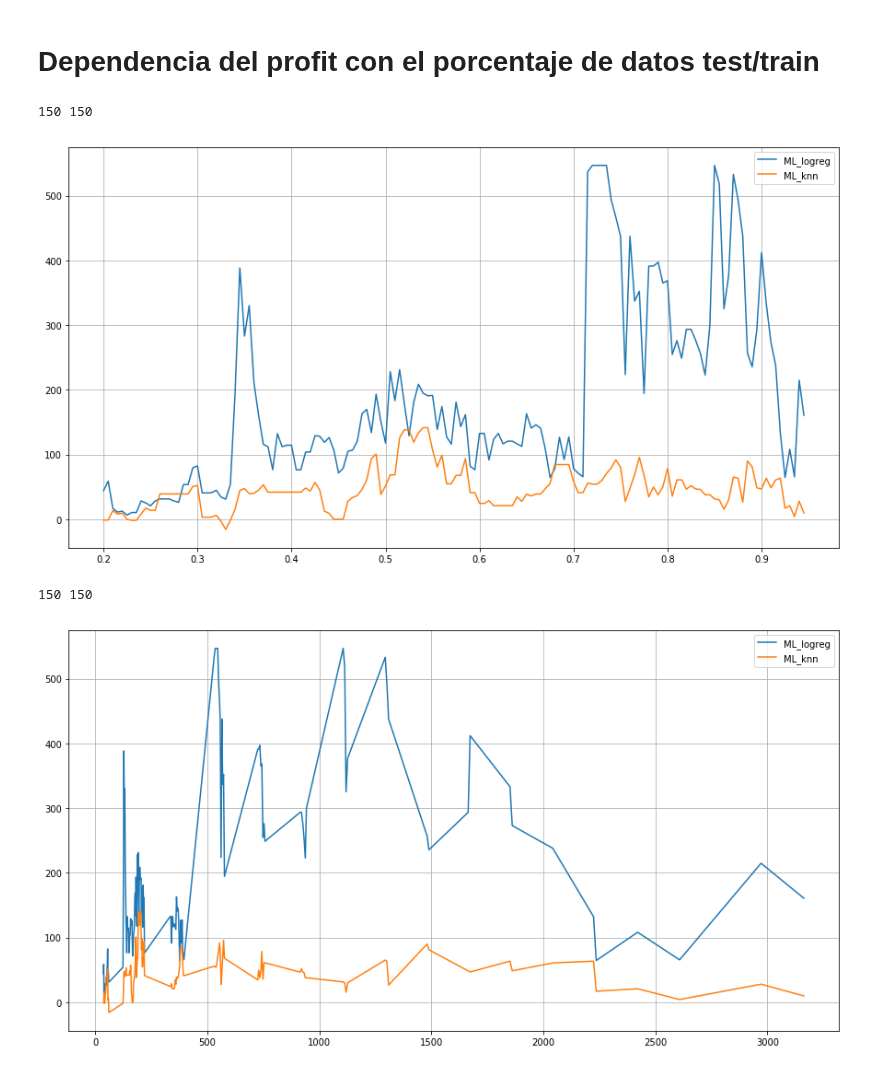
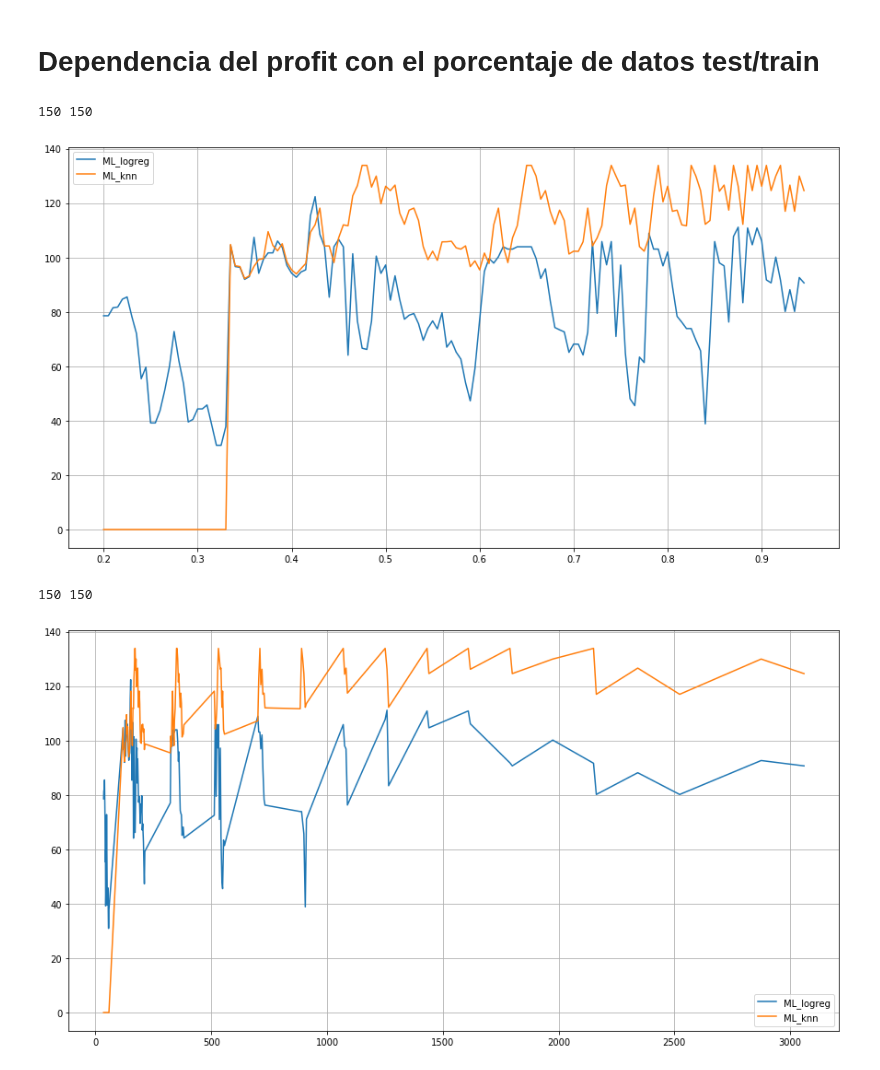
Before and after one commit to ADCryptoSolutions/adcb, a Jupyter notebook: StrategiesTest.ipynb, the cells around one changed output. Saved outputs shown, nothing was run; the diff lists cells and outputs as text; code cells hidden in the pictures.

```diff
--- a/StrategiesTest.ipynb
+++ b/StrategiesTest.ipynb
@@ -13,8 +13,8 @@ pair2 = "BTC_XMR"
 pair3 = "BTC_ETH"
 pair4 = "BTC_STR"
 
-start=string2ts("2017-12-14 00:00:00")
-end=string2ts("2018-01-14 00:00:00")
+start=string2ts("2017-11-14 00:00:00")
+end=string2ts("2017-12-14 00:00:00")
 period=3600*4
 
 # trayendo y preparando datos
@@ -344,31 +357,31 @@ for st in strat:
 # %%
 pers = np.arange(0.20, 0.95, 0.005)
 log_reg = []
 knn =  []
 
 for per in pers:
     # recalculando el tiempo inicial en virtud del entrenamiento del
     # algoritmo
     start2 = ml_init_time(end,start,per)
     # cargando y preparando datos
-    df12 = prepareData(pair="BTC_DGB", start=start2, end=end, period=period)
+    df12 = prepareData(pair="USDT_BTC", start=start2, end=end, period=period)
 
     w4, t = run_strategy("ml_logreg",df12,pair,True,per)
     relativeReturn4,v4 = profit(w4)
     log_reg.append(relativeReturn4*100)
 
     w6, t = run_strategy("ml_knn",df12,pair,True,per)
     relativeReturn6,v6 = profit(w6)
     knn.append(relativeReturn6*100)
 
 print len(pers), len(log_reg)
 plt.plot(pers,log_reg,label='ML_logreg')
 plt.plot(pers,knn,label='ML_knn')
 plt.legend(loc='best')
 plt.grid()
 # %% [output]
 150 150
-[figure, old version]
+[figure, new version]
 # %%
 pers = np.arange(0.20, 0.95, 0.005)
 train = []
@@ -380,7 +393,7 @@ for per in pers:
     # algoritmo
     start2 = ml_init_time(end,start,per)
     # cargando y preparando datos
-    df12 = prepareData(pair="BTC_DGB", start=start2, end=end, period=period)
+    df12 = prepareData(pair="USDT_BTC", start=start2, end=end, period=period)
 
     train.append(len(df12[1:int(len(df12)*per)]))
 
@@ -399,4 +412,4 @@ plt.legend(loc='best')
 plt.grid()
 # %% [output]
 150 150
-[figure, old version]
+[figure, new version]
```
Also changed, not shown: parts of 8 cells of this notebook, 2 other files.
